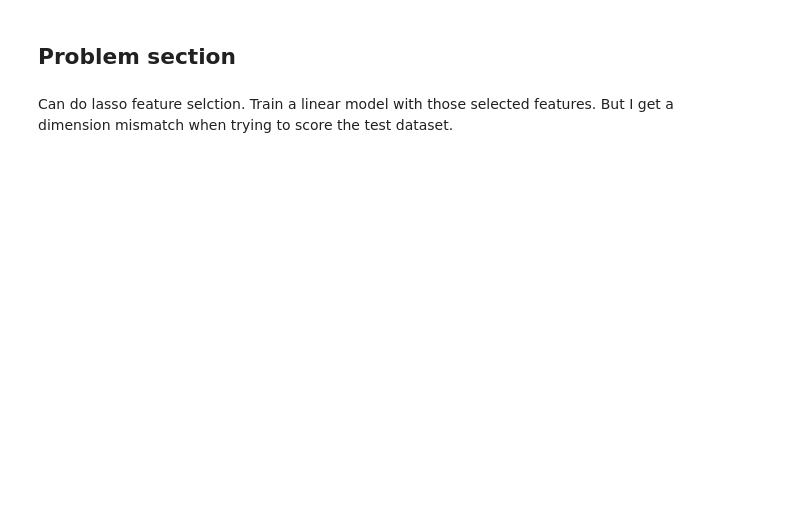
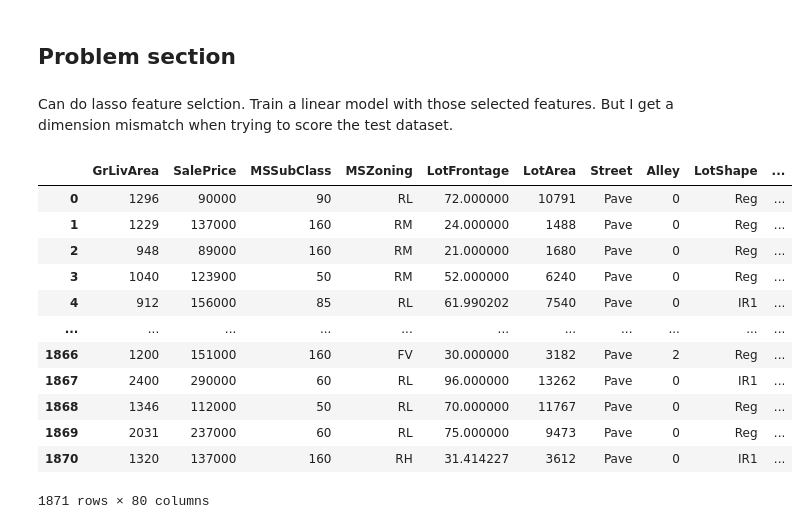
Before and after one commit to nikita-agrawal/Ames-Housing-Analysis, a Jupyter notebook: Hayden/lasso_test.ipynb, the cells around one changed output. Drawn from its saved outputs; the diff is of its cells as text; code cells hidden in the pictures; blank space fills up the shorter version.

```diff
--- a/Hayden/lasso_test.ipynb
+++ b/Hayden/lasso_test.ipynb
@@ -18,6 +19,11 @@ colors = ["#FF0B04", "#F1BE48",
 sns.set_palette(sns.color_palette(colors))
 # %% [markdown]
 ## Data processing
+# %%
+housing = pd.read_csv('Ames_Housing_Price_Data.csv', index_col=0,low_memory = False)
+
+
+train_, test_ = helper.data_processing_wrapper(housing)
 # %%
 train = pd.read_csv('train_clean.csv', index_col=0)
 test = pd.read_csv('test_clean.csv', index_col=0)
@@ -102,3 +148,19 @@ Can do lasso feature selction. Train a linear model with those selected features
 scaler = StandardScaler(with_mean=False)
 # %%
 ols = linear_model.LinearRegression()
+# %%
+train_
+# %% [output]
+|  | GrLivArea | SalePrice | MSSubClass | MSZoning | LotFrontage | LotArea | Street | Alley | LotShape | ... |
+| 0 | 1296 | 90000 | 90 | RL | 72.000000 | 10791 | Pave | 0 | Reg | ... |
+| 1 | 1229 | 137000 | 160 | RM | 24.000000 | 1488 | Pave | 0 | Reg | ... |
+| 2 | 948 | 89000 | 160 | RM | 21.000000 | 1680 | Pave | 0 | Reg | ... |
+| 3 | 1040 | 123900 | 50 | RM | 52.000000 | 6240 | Pave | 0 | Reg | ... |
+| 4 | 912 | 156000 | 85 | RL | 61.990202 | 7540 | Pave | 0 | IR1 | ... |
+| ... | ... | ... | ... | ... | ... | ... | ... | ... | ... | ... |
+| 1866 | 1200 | 151000 | 160 | FV | 30.000000 | 3182 | Pave | 2 | Reg | ... |
+| 1867 | 2400 | 290000 | 60 | RL | 96.000000 | 13262 | Pave | 0 | IR1 | ... |
+| 1868 | 1346 | 112000 | 50 | RL | 70.000000 | 11767 | Pave | 0 | Reg | ... |
+| 1869 | 2031 | 237000 | 60 | RL | 75.000000 | 9473 | Pave | 0 | Reg | ... |
+| 1870 | 1320 | 137000 | 160 | RH | 31.414227 | 3612 | Pave | 0 | IR1 | ... |
+1871 rows × 80 columns
```
Also changed, not shown: parts of 39 cells of this notebook.
